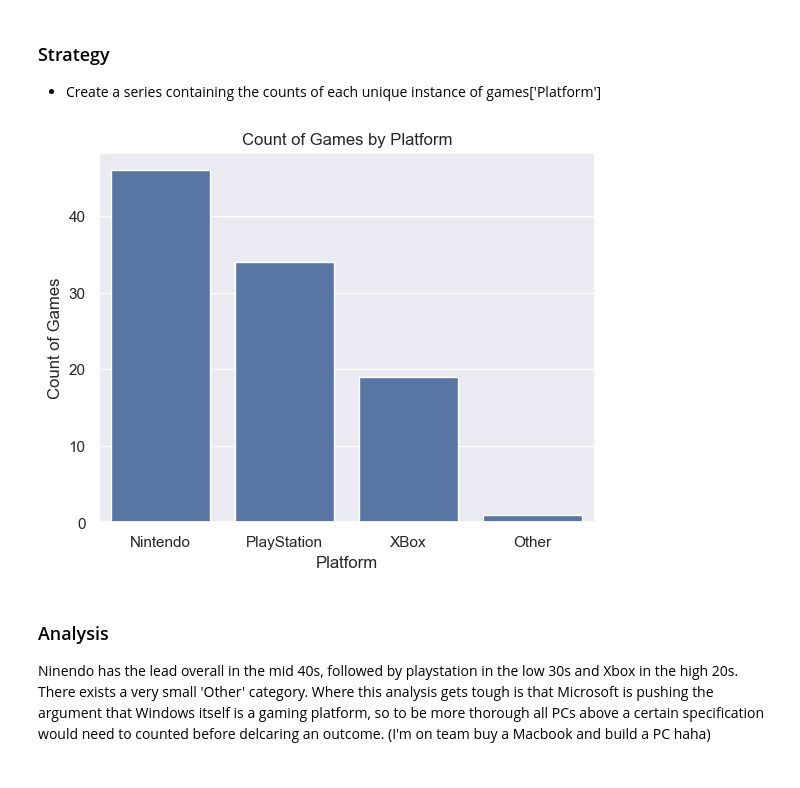
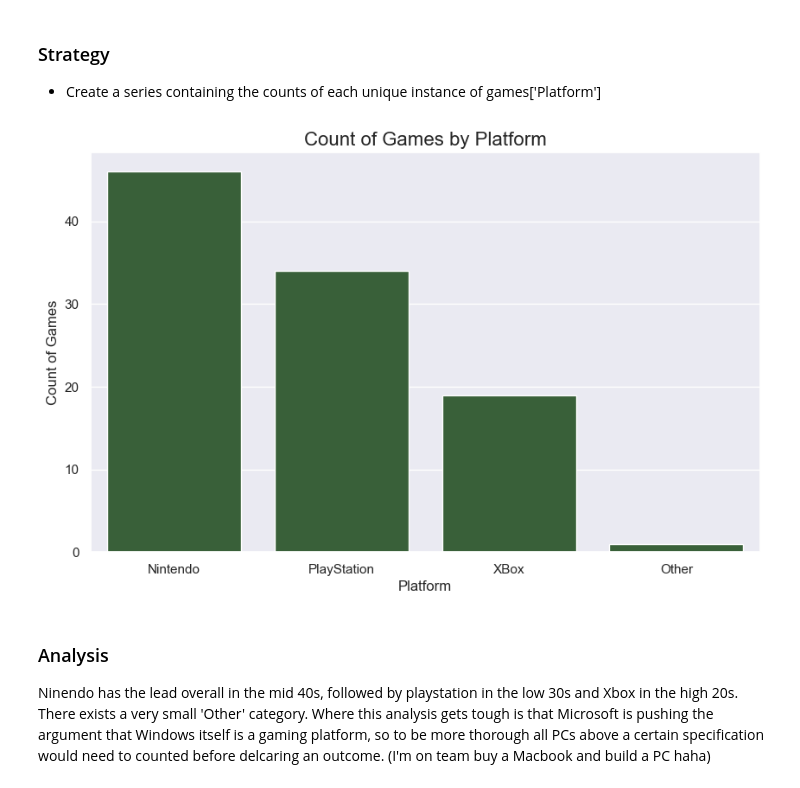
Before and after one commit to dtoshm/data_project_six, a Jupyter notebook: game_sales_analysis.ipynb, the cells around one changed output. Saved outputs shown, nothing was run; the diff lists cells and outputs as text; code cells hidden in the pictures.

```diff
--- a/game_sales_analysis.ipynb
+++ b/game_sales_analysis.ipynb
@@ -177,13 +179,14 @@ Count of Games by Platform: Create a bar (or column) chart to show the total num
 # %%
 platform_count = games['Platform'].value_counts()
 
-sns.barplot(x=platform_count.index, y=platform_count.values)
-plt.title('Count of Games by Platform')
-plt.xlabel('Platform')
-plt.ylabel('Count of Games')
+plt.figure(figsize=(10, 6))
+sns.barplot(x=platform_count.index, y=platform_count.values, color='#336633')
+plt.title('Count of Games by Platform', fontsize=16)
+plt.xlabel('Platform', fontsize=12)
+plt.ylabel('Count of Games', fontsize=12)
 plt.show()
 # %% [output]
-[figure, old version]
+[figure, new version]
 # %% [markdown]
 ### Analysis
 Ninendo has the lead overall in the mid 40s, followed by playstation in the low 30s and Xbox in the high 20s. There exists a very small 'Other' category. Where this analysis gets tough is that Microsoft is pushing the argument that Windows itself is a gaming platform, so to be more thorough all PCs above a certain specification would need to counted before delcaring an outcome. (I'm on team buy a Macbook and build a PC haha)
```
Also changed, not shown: parts of 2 cells of this notebook.
